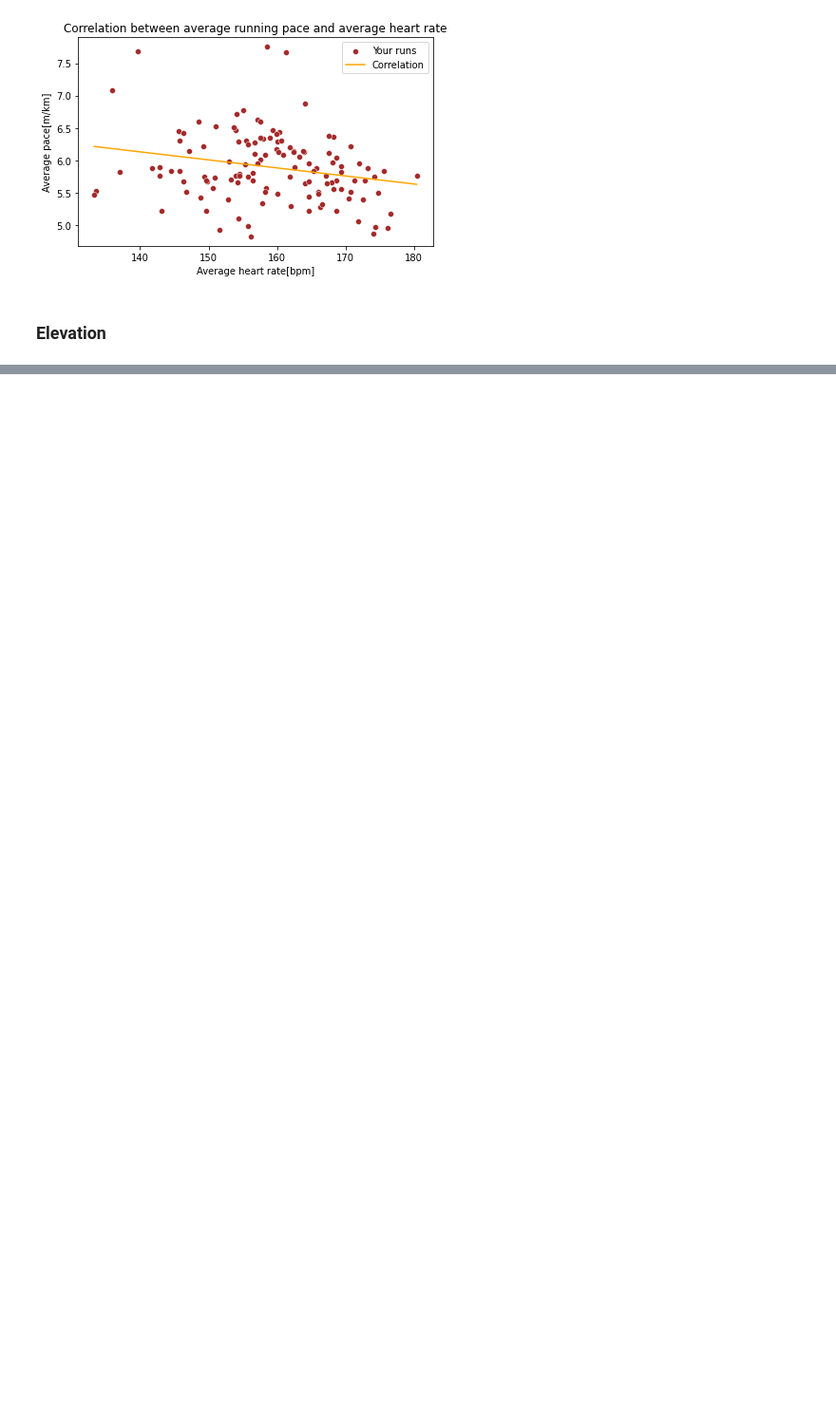
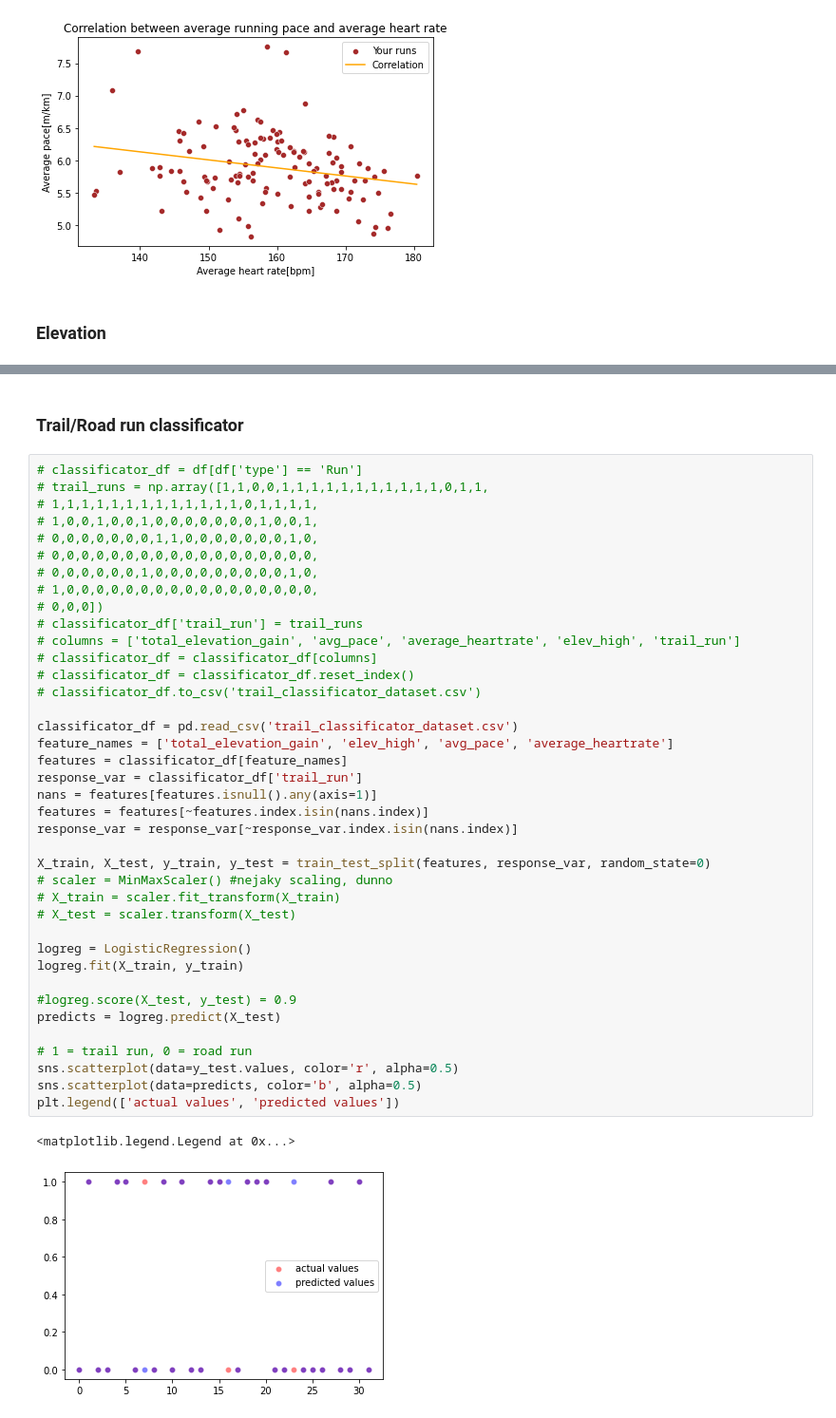
Before and after one commit to Radluy/Stravalytics, a Jupyter notebook: visualize.ipynb, the cells around one changed output, grey strips where cells are left out. Shown: that part at 95% size. Saved outputs shown, nothing was run; the diff lists cells and outputs as text; blank space fills up the shorter version.

Commit message:
trail/road run classificator

```diff
--- a/visualize.ipynb
+++ b/visualize.ipynb
@@ -202,3 +202,47 @@ plt.title(f"Elevation profile of the {jsn['name']} activity")
 plt.tight_layout()
 # %% [output]
 [figure]
+# %% [markdown]
+### Trail/Road run classificator
+# %%
+# classificator_df = df[df['type'] == 'Run']
+# trail_runs = np.array([1,1,0,0,1,1,1,1,1,1,1,1,1,1,1,0,1,1,
+# 1,1,1,1,1,1,1,1,1,1,1,1,1,0,1,1,1,1,
+# 1,0,0,1,0,0,1,0,0,0,0,0,0,0,1,0,0,1,
+# 0,0,0,0,0,0,0,1,1,0,0,0,0,0,0,0,1,0,
+# 0,0,0,0,0,0,0,0,0,0,0,0,0,0,0,0,0,0,
+# 0,0,0,0,0,0,1,0,0,0,0,0,0,0,0,0,1,0,
+# 1,0,0,0,0,0,0,0,0,0,0,0,0,0,0,0,0,0,
+# 0,0,0])
+# classificator_df['trail_run'] = trail_runs
+# columns = ['total_elevation_gain', 'avg_pace', 'average_heartrate', 'elev_high', 'trail_run']
+# classificator_df = classificator_df[columns]
+# classificator_df = classificator_df.reset_index()
+# classificator_df.to_csv('trail_classificator_dataset.csv')
+
+classificator_df = pd.read_csv('trail_classificator_dataset.csv')
+feature_names = ['total_elevation_gain', 'elev_high', 'avg_pace', 'average_heartrate']
+features = classificator_df[feature_names]
+response_var = classificator_df['trail_run']
+nans = features[features.isnull().any(axis=1)]
+features = features[~features.index.isin(nans.index)]
+response_var = response_var[~response_var.index.isin(nans.index)]
+
+X_train, X_test, y_train, y_test = train_test_split(features, response_var, random_state=0)
+# scaler = MinMaxScaler() #nejaky scaling, dunno
+# X_train = scaler.fit_transform(X_train)
+# X_test = scaler.transform(X_test)
+
+logreg = LogisticRegression()
+logreg.fit(X_train, y_train)
+
+#logreg.score(X_test, y_test) = 0.9
+predicts = logreg.predict(X_test)
+
+# 1 = trail run, 0 = road run
+sns.scatterplot(data=y_test.values, color='r', alpha=0.5)
+sns.scatterplot(data=predicts, color='b', alpha=0.5)
+plt.legend(['actual values', 'predicted values'])
+# %% [output]
+<matplotlib.legend.Legend at 0x...>
+[figure, added]
```
Also changed, not shown: parts of 3 cells of this notebook.
